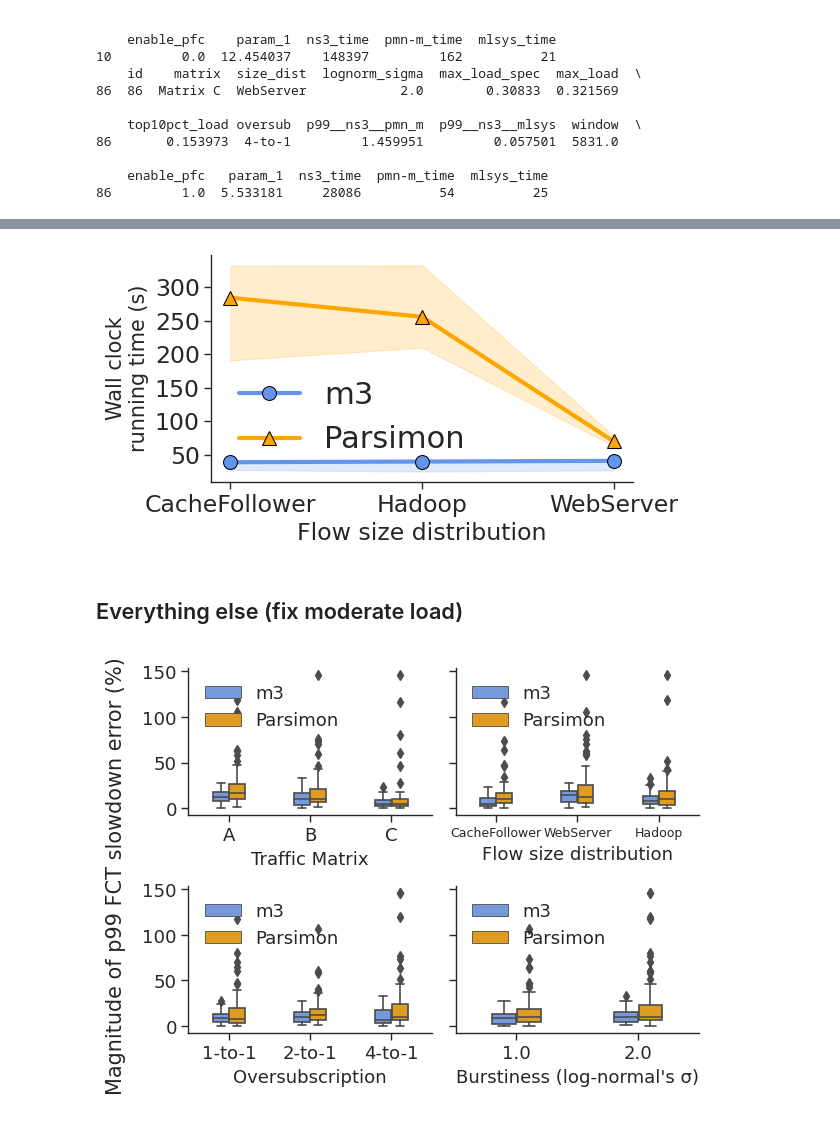
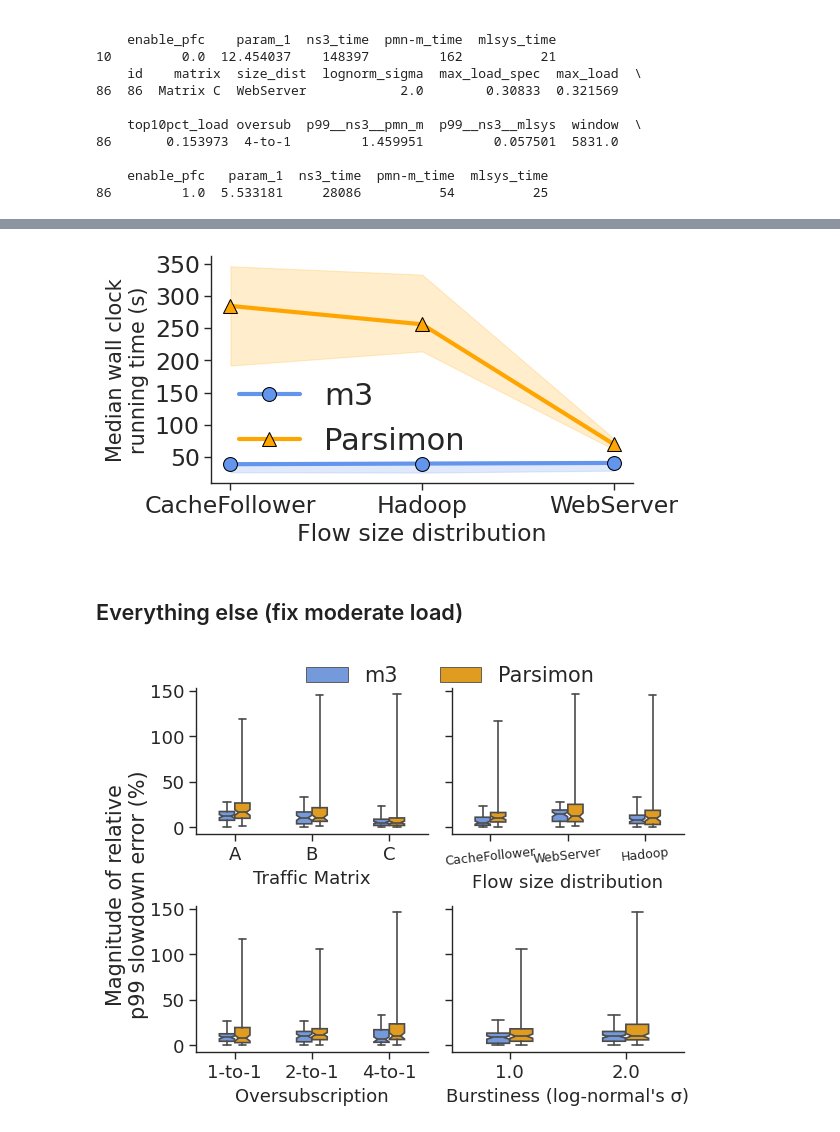
Before and after one commit to uw-polestar/parsimon-eval, a Jupyter notebook: expts/fig_8/analysis/main_dctcp.ipynb, the cells around one changed output, grey strips where cells are left out. Cells and saved outputs as stored; diff of their text form; code cells hidden in the pictures.

```diff
--- a/expts/fig_8/analysis/main_dctcp.ipynb
+++ b/expts/fig_8/analysis/main_dctcp.ipynb
@@ -135,6 +135,7 @@ def create_record(mix,shard_seed=shard_seed):
         'window': float(mix["window"]),
         'enable_pfc': float(mix["enable_pfc"]),
         'param_1': float(mix["param_1"]),
+        'bfsz': float(mix["bfsz"]),
     }
     return record
 
@@ -351,7 +368,7 @@ fig, axs = plt.subplots(nrows=1, ncols=1, figsize=(5.2, 3.0), sharex=True)
 labels=['m3','Parsimon']
 for i,each in enumerate(column_list):
     # ax=sns.scatterplot(data = records_abs, x = 'max_load', y = each, color = color_list[i], ax=axs, marker=markertype_list[i], s=30)
-    ax = sns.lineplot(data=records_abs, x='max_load', y=each, color=color_list[i], ax=axs, marker=markertype_list[i], label=labels[i], errorbar=("ci", 100), estimator='median', lw=3,markeredgecolor='black',markersize=10)
+    ax = sns.lineplot(data=records_abs, x='max_load', y=each, color=color_list[i], ax=axs, marker=markertype_list[i], label=labels[i], errorbar=("ci", 100), estimator='median', lw=3,markeredgecolor='black',markersize=10,legend=False)
     # ax=sns.lineplot(data=records_abs, x='max_load', y=each, color=color_list[i], ax=axs, marker=markertype_list[i], label=each, ci=None, estimator='mean', lw=2)
     # sns.scatterplot(x='max_load', y=each, data=records_abs, color=color_list[i], ax=axs, label=f'{each} Raw', s=30)
 
@@ -362,11 +379,11 @@ for i,each in enumerate(column_list):
 # XXX: This is a dirty hack. Look carefully at the labels!
 # fig.legend(loc='upper right', frameon=False, ncol=1)
 plt.ylim(0,60)
-plt.legend(loc='upper left', frameon=False, ncol=1,prop={"size": _fontsize+5})
+# plt.legend(loc='upper left', frameon=False, ncol=1,prop={"size": _fontsize+5})
 sns.despine()
 fig.tight_layout()
 plt.xlabel('Max Load (%)',fontsize=_fontsize)
-plt.ylabel('Magnitude of p99\nFCT slowdown error (%)',fontsize=15)
+plt.ylabel('Median magnitude of relative\np99 slowdown error (%)', fontsize=12, ha='center')
 plt.yticks(fontsize=_fontsize)
 plt.xticks(fontsize=_fontsize)
 
@@ -389,6 +444,10 @@ for i,each in enumerate(column_list):
 
     ax = sns.lineplot(data=records_time, x=key_x, y=each, color=color_list[i], ax=axs, marker=markertype_list[i], label=labels[i], errorbar=("ci", 100), estimator='median', lw=3,markeredgecolor='black',markersize=10)
 
+    # grouped_data = records_time.groupby(key_x)[each].agg(['min', 'max'])
+    # ax = sns.lineplot(data=records_time, x=key_x, y=each, color=color_list[i], ax=axs, marker=markertype_list[i], label=labels[i], lw=3, markeredgecolor='black', markersize=10)
+    # plt.fill_between(grouped_data.index, grouped_data['min'], grouped_data['max'], color=color_list[i], alpha=0.3)
+
 # XXX: This is a dirty hack. Look carefully at the labels!
 # fig.legend(loc='upper right', frameon=False, ncol=1)
 plt.legend(loc='lower left', frameon=False, ncol=1,prop={"size": _fontsize+5})
@@ -396,15 +455,16 @@ plt.legend(loc='lower left', frameon=False, ncol=1,prop={"size": _fontsize+5})
 sns.despine()
 fig.tight_layout()
 plt.xlabel('Flow size distribution',fontsize=_fontsize)
-plt.ylabel('Wall clock\nrunning time (s)',fontsize=15)
+plt.ylabel('Median wall clock\nrunning time (s)',fontsize=15)
 plt.yticks(fontsize=_fontsize)
 plt.xticks(fontsize=_fontsize)
 plt.savefig('figs/sensitivity_time_over_load.pdf', bbox_inches='tight')
 # %% [output]
-[figure, old version]
+[figure, new version]
 # %% [markdown]
 ## Everything else (fix moderate load)
 # %%
+
 def violins(df):
     xs_labels_orders_rot = [
         ('matrix', 'Traffic Matrix', ['A', 'B', 'C'], 0),
@@ -416,7 +476,7 @@ def violins(df):
     fig, axs = plt.subplots(nrows=2, ncols=2, figsize=(6.2, 4.5), sharey=True)
     # Define a custom color palette with the same colors for both sns and plt
     custom_palette = ["cornflowerblue",
-    "orange",]
+    "#FFA500",]
     for i, (x, label, order, rot) in enumerate(xs_labels_orders_rot):
         j, k = i % 2, int(i / 2)
 
@@ -432,6 +492,9 @@ def violins(df):
             palette=custom_palette,
             width=0.4,
             dodge=0.8,
+            # showfliers=False,
+            whis=[0, 100],
+            notch=True,
         )
         ax.set_xlabel(label,fontsize=13)
         for tick in ax.get_xticklabels():
@@ -440,43 +503,49 @@ def violins(df):
                 tick.set_fontsize(13)
             else:
                 tick.set_fontsize(9)
+                tick.set_rotation(6)
         ax.set_ylabel('')
+        ax.legend_.remove()
         # ax.set_ylim(0, 1.0)
         for tick in ax.get_yticklabels():
             tick.set_rotation(rot)
             tick.set_fontsize(13)
+
         # if i == 1:
         #     handles, labels = ax.get_legend_handles_labels()
         #     ax.legend(handles=handles[0:1], labels=labels[0:1], frameon=False, loc=legend_loc_list[i], prop={"size": 15})
         # elif i == 3:
         #     handles, labels = ax.get_legend_handles_labels()
         #     ax.legend(handles=handles[1:], labels=labels[1:], frameon=False, loc=legend_loc_list[i], prop={"size": 15})
         # else:
         #     ax.get_legend().remove()  # Hide the legend on other plots
     # Remove "kind" from the legend
-    for idx,ax in enumerate(axs.flat):
-        handles, labels = ax.get_legend_handles_labels()
-        ax.legend(handles=handles[0:], labels=labels[0:],frameon=False,loc=legend_loc_list[idx],prop={"size": 13})
+    # for idx,ax in enumerate(axs.flat):
+    #     handles, labels = ax.get_legend_handles_labels()
+    #     ax.legend(handles=handles[0:], labels=labels[0:],frameon=False,loc=legend_loc_list[idx],prop={"size": 13})
     sns.despine()
-    fig.supylabel('Magnitude of p99 FCT slowdown error (%)',fontsize=15)
+    handles, labels = axs[0, 0].get_legend_handles_labels()
+    fig.legend(handles, labels, loc='upper center', ncol=len(handles), frameon=False,prop={"size": 15},bbox_to_anchor=(0.6, 1.05))
+    ylabel =fig.supylabel('Magnitude of relative\np99 slowdown error (%)',fontsize=15, ha='center')
+    ylabel.set_position((0.08, 0.5))
     fig.tight_layout()
 
 # Assuming records and 'kind' column are defined somewhere in your script
 df_violin_pmn = records.copy()
 df_violin_mlsys = records.copy()
 df_violin_pmn.replace('Matrix A', 'A', inplace=True)
 df_violin_pmn.replace('Matrix B', 'B', inplace=True)
 df_violin_pmn.replace('Matrix C', 'C', inplace=True)
 df_violin_mlsys.replace('Matrix A', 'A', inplace=True)
 df_violin_mlsys.replace('Matrix B', 'B', inplace=True)
 df_violin_mlsys.replace('Matrix C', 'C', inplace=True)
 df_violin_pmn['kind'] = 'Parsimon'
 df_violin_pmn['error'] = abs(df_violin_pmn["p99__ns3__pmn_m"])*100
 df_violin_mlsys['kind'] = 'm3'
 df_violin_mlsys['error'] = abs(df_violin_mlsys["p99__ns3__mlsys"])*100
 df_violin = pd.concat([df_violin_mlsys,df_violin_pmn], ignore_index=True)
 
 violins(df_violin)
 plt.savefig('figs/sensitivity_boxplot.pdf', bbox_inches='tight')
 # %% [output]
-[figure, old version]
+[figure, new version]
```
Also changed, not shown: parts of 5 cells of this notebook, 38 other files.
